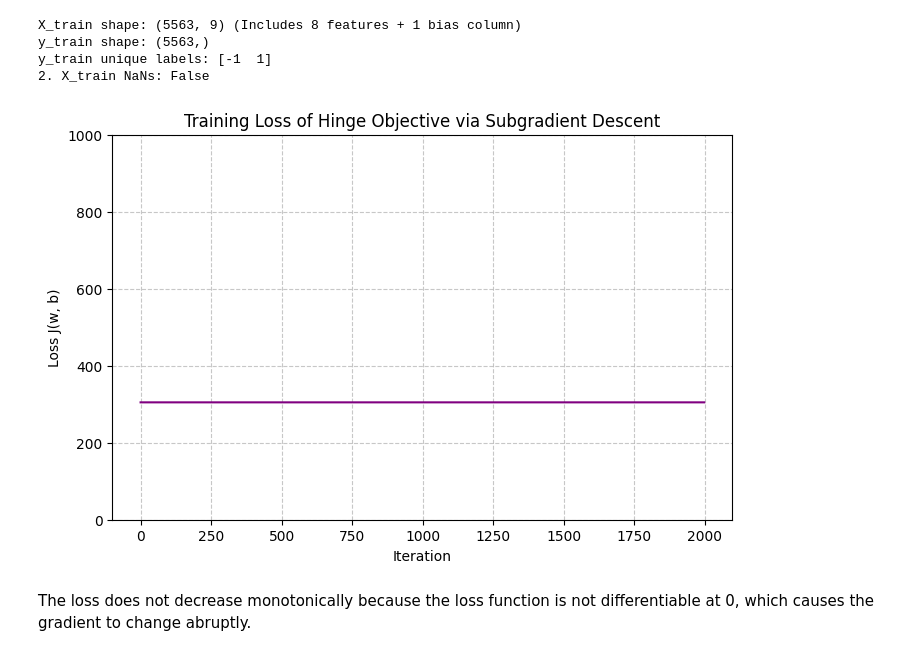
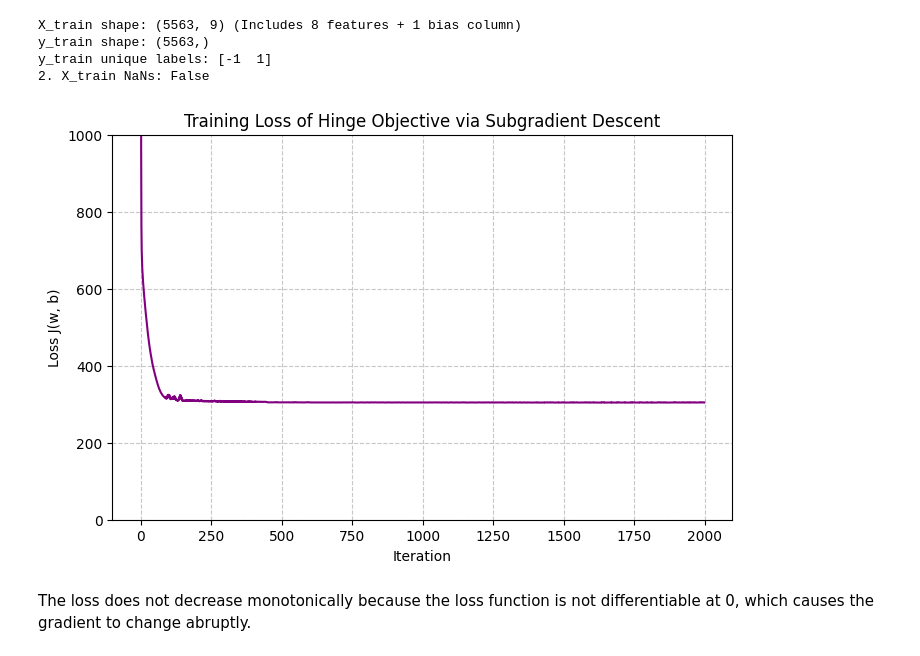
Before and after one commit to Pedro-Langone/EC146, a Jupyter notebook: hw2/hw2_5.ipynb, the cells around one changed output. Drawn from its saved outputs; the diff is of its cells as text; code cells hidden in the pictures.

```diff
--- a/hw2/hw2_5.ipynb
+++ b/hw2/hw2_5.ipynb
@@ -126,45 +126,48 @@ def compute_gradient_hinge(X, y, w, lambda_reg):
 def compute_J_hinge(X, y, w, lambda_reg):
     # 1. Hinge loss: sum(max(0, 1 - m_n))
     margins = y * np.dot(X, w)
     hinge_loss = np.sum(np.maximum(0, 1 - margins))
 
     # 2. Regularization: (lambda / 2) * ||w||^2
     w_no_bias = w[:-1]
     reg_loss = (lambda_reg / 2) * np.sum(w_no_bias**2)
 
     return hinge_loss + reg_loss
 
 lambda_reg = 1e-3
 eta = 1e-3
 iterations = 2000
 
+def train_hinge_model(X_train, y_train, lambda_reg, eta, iterations):
+    w = np.zeros(X_train.shape[1])
+    loss_history = []
 
-w_hinge = np.zeros(X_train_final.shape[1])
-loss_history = []
+    # Training Loop
+    for i in range(iterations):
+        # Calculate and store current loss
+        current_loss = compute_J_hinge(X_train, y_train, w, lambda_reg)
+        loss_history.append(current_loss)
 
-# Training Loop
-for i in range(iterations):
-    # Calculate and store current loss
-    current_loss = compute_J_hinge(X_train_final, y_train, w, lambda_reg)
-    loss_history.append(current_loss)
+        # Compute gradient
+        grad = compute_gradient_hinge(X_train_final, y_train, w, lambda_reg)
 
-    # Compute gradient
-    grad = compute_gradient_hinge(X_train_final, y_train, w, lambda_reg)
+        # Update weights
+        w = w - eta * grad
 
-    # Update weights
-    w_hinge = w_hinge - eta * grad
+    return w, loss_history
 
+w_hinge, loss_history = train_hinge_model(X_train_final, y_train, lambda_reg, eta, iterations)
 # Plotting the loss
 plt.figure(figsize=(8, 5))
 plt.plot(range(iterations), loss_history, color='purple', linewidth=1.5)
 plt.title('Training Loss of Hinge Objective via Subgradient Descent')
 plt.ylim(0, 1000)
 plt.xlabel('Iteration')
 plt.ylabel('Loss J(w, b)')
 plt.grid(True, linestyle='--', alpha=0.7)
 plt.show()
 # %% [output]
-[figure, old version]
+[figure, new version]
 # %% [markdown]
 The loss does not decrease monotonically because the loss function is not differentiable at 0, which causes the gradient to change abruptly.
 # %%
```
Also changed, not shown: parts of 11 cells of this notebook.
